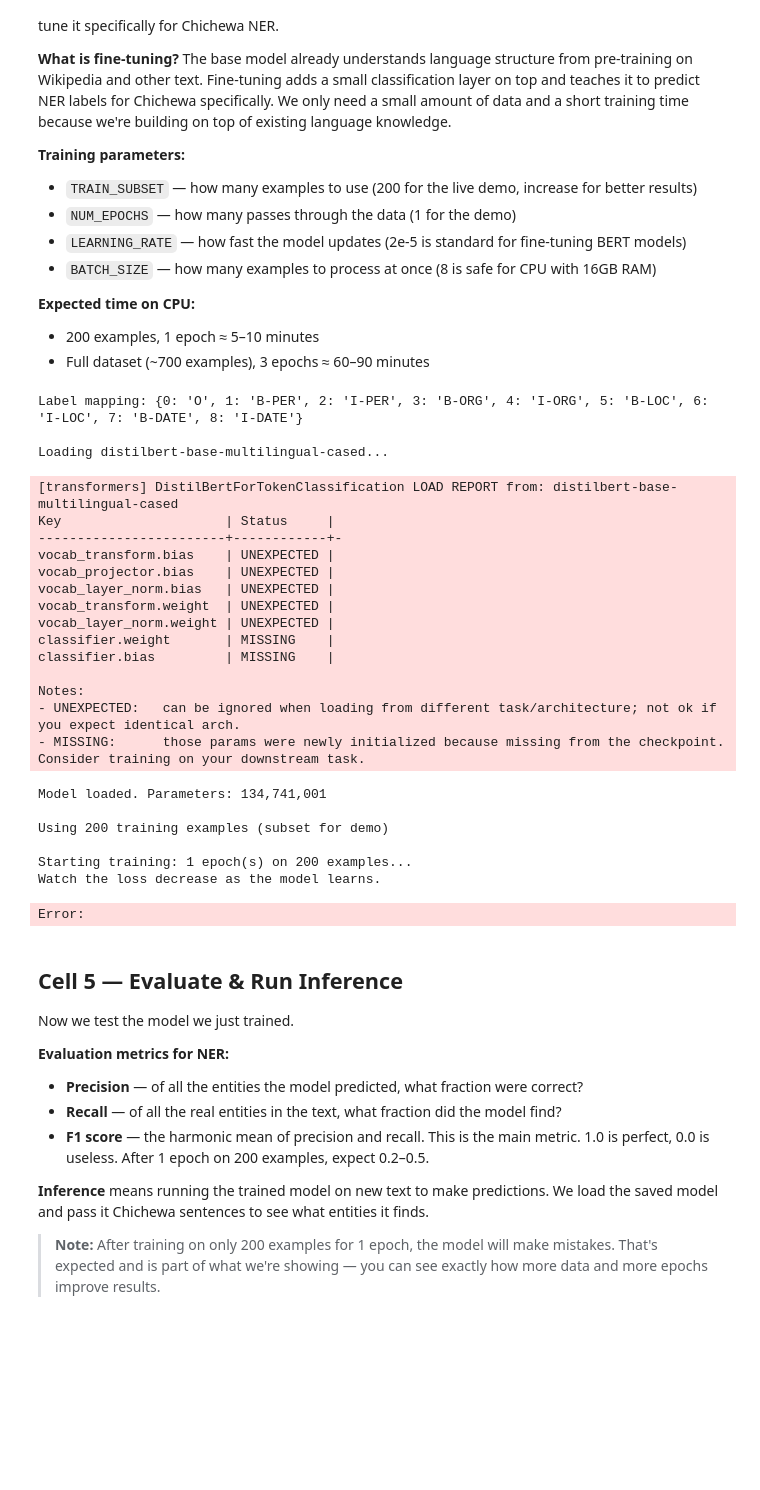
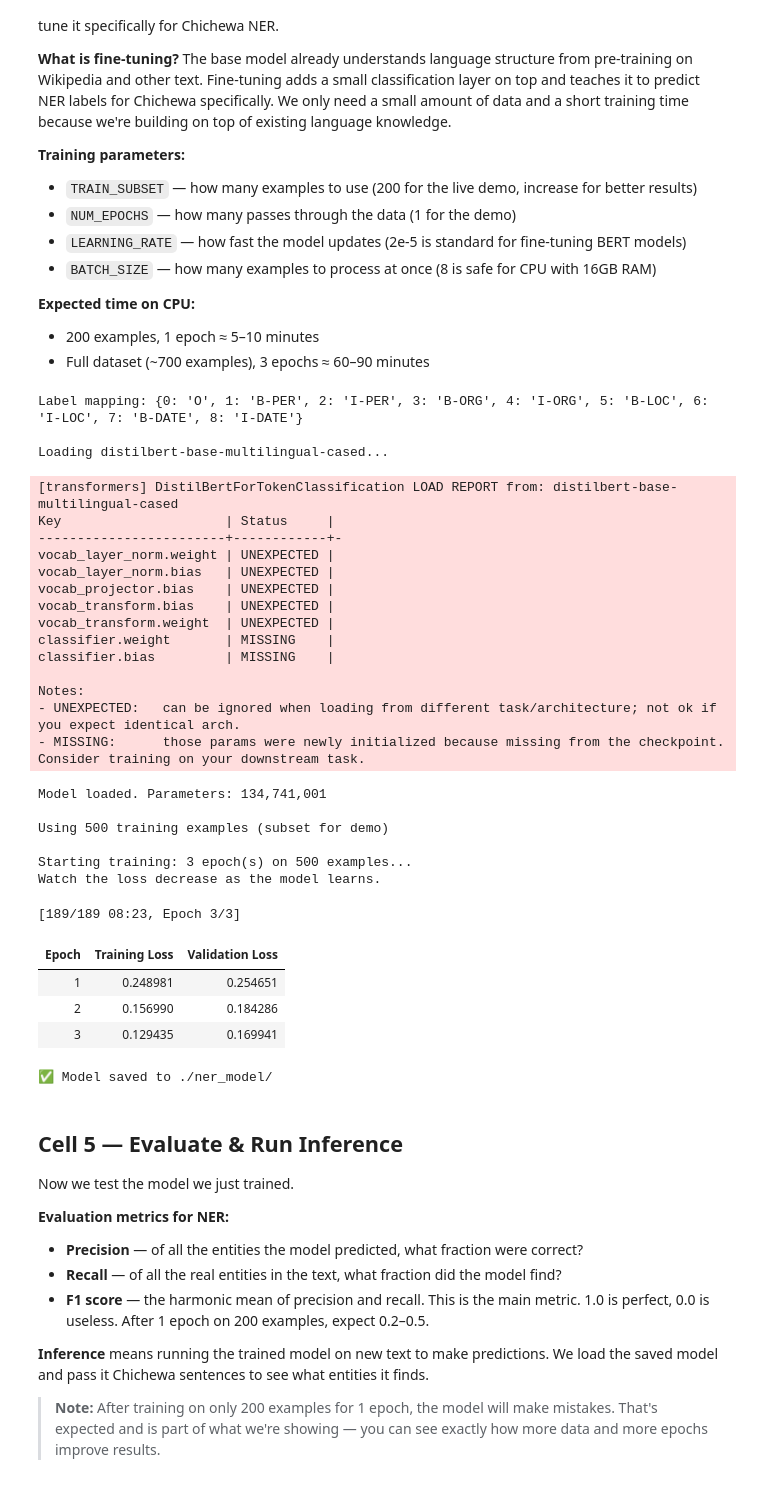
Before and after one commit to datapartnership/LRLL_MalawiWorkshopPDFtoMD, a Jupyter notebook: chichewa_ner_finetuning.ipynb, the cells around one changed output. Drawn from its saved outputs; the diff is of its cells as text; code cells hidden in the pictures; blank space fills up the shorter version.

```diff
--- a/chichewa_ner_finetuning.ipynb
+++ b/chichewa_ner_finetuning.ipynb
@@ -319,10 +319,10 @@ The base model already understands language structure from pre-training on Wikip
 # ── CELL 4: Fine-tune the Model ───────────────────────────────────────────
 
 # ── Training configuration — change these to experiment ──────────────────
-TRAIN_SUBSET = 200    # number of training examples (use None for full dataset)
-NUM_EPOCHS = 1        # training passes (increase for better results)
+TRAIN_SUBSET = 500    # number of training examples (use None for full dataset)
+NUM_EPOCHS = 3        # training passes (increase for better results)
 LEARNING_RATE = 2e-5  # standard for BERT fine-tuning
-BATCH_SIZE = 4        # examples per batch (safe for CPU with 16GB RAM)
+BATCH_SIZE = 8        # examples per batch (safe for CPU with 16GB RAM)
 
 # ── Imports ───────────────────────────────────────────────────────────────
 import numpy as np
@@ -391,39 +391,44 @@ trainer = Trainer(
 )
 
 # ── Train ─────────────────────────────────────────────────────────────────
 print(f"\nStarting training: {NUM_EPOCHS} epoch(s) on {len(train_data)} examples...")
 print("Watch the loss decrease as the model learns.\n")
 trainer.train()
 
 # ── Save the fine-tuned model ─────────────────────────────────────────────
 trainer.save_model(SAVE_DIR)
 tokenizer.save_pretrained(SAVE_DIR)
 print(f"\n✅ Model saved to {SAVE_DIR}/")
 # %% [output]
 Label mapping: {0: 'O', 1: 'B-PER', 2: 'I-PER', 3: 'B-ORG', 4: 'I-ORG', 5: 'B-LOC', 6: 'I-LOC', 7: 'B-DATE', 8: 'I-DATE'}
 
 Loading distilbert-base-multilingual-cased...
 [transformers] DistilBertForTokenClassification LOAD REPORT from: distilbert-base-multilingual-cased
 Key                     | Status     |
 ------------------------+------------+-
+vocab_layer_norm.weight | UNEXPECTED |
+vocab_layer_norm.bias   | UNEXPECTED |
+vocab_projector.bias    | UNEXPECTED |
 vocab_transform.bias    | UNEXPECTED |
-vocab_projector.bias    | UNEXPECTED |
-vocab_layer_norm.bias   | UNEXPECTED |
 vocab_transform.weight  | UNEXPECTED |
-vocab_layer_norm.weight | UNEXPECTED |
 classifier.weight       | MISSING    |
 classifier.bias         | MISSING    |
 
 Notes:
 - UNEXPECTED:   can be ignored when loading from different task/architecture; not ok if you expect identical arch.
 - MISSING:      those params were newly initialized because missing from the checkpoint. Consider training on your downstream task.
 Model loaded. Parameters: 134,741,001
 
-Using 200 training examples (subset for demo)
+Using 500 training examples (subset for demo)
 
-Starting training: 1 epoch(s) on 200 examples...
+Starting training: 3 epoch(s) on 500 examples...
 Watch the loss decrease as the model learns.
-Error:
+[189/189 08:23, Epoch 3/3]
+| Epoch | Training Loss | Validation Loss |
+| 1 | 0.248981 | 0.254651 |
+| 2 | 0.156990 | 0.184286 |
+| 3 | 0.129435 | 0.169941 |
+✅ Model saved to ./ner_model/
 # %% [markdown]
 ## Cell 5 — Evaluate & Run Inference
 
```
Also changed, not shown: parts of 2 cells of this notebook, 7 other files.
